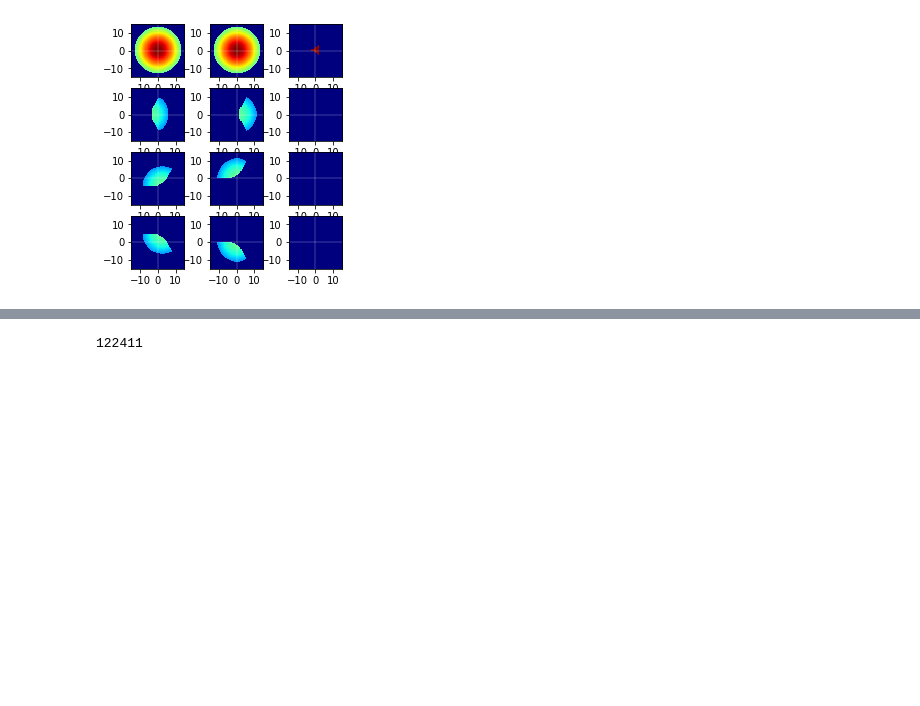
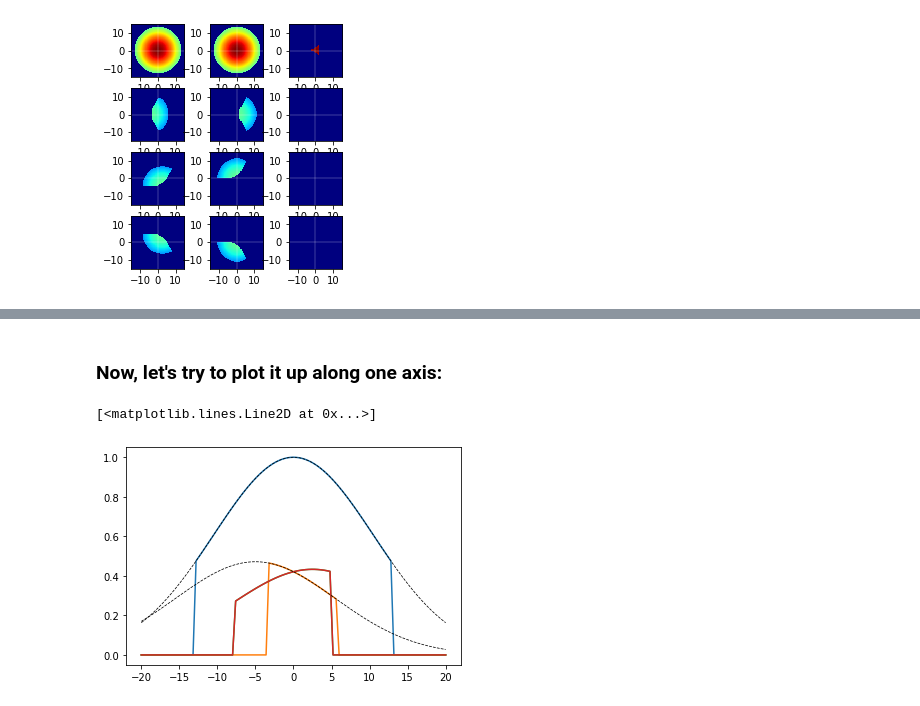
Before and after one commit to JQIamo/pylcp, a Jupyter notebook: examples/basics/gratings/Test Gratings.ipynb, the cells around one changed output, grey strips where cells are left out. Drawn from its saved outputs; the diff is of its cells as text; code cells hidden in the pictures; blank space fills up the shorter version.

Commit message:
Update Test Gratings.ipynb
Adding cross sectional plots and checks for 1/e^2 radius.

SPE

```diff
--- a/examples/basics/gratings/Test Gratings.ipynb
+++ b/examples/basics/gratings/Test Gratings.ipynb
@@ -8,12 +11,14 @@ import cProfile, pstats, io
 # %%
 zchip = 1.0
 nr=3
-testBeams = gratings.maskedGaussianGratingMOTBeams(delta=-1., s=1., nr=nr, thd=np.pi/4,
-                                                   pol=np.array([-1/np.sqrt(2), 1j/np.sqrt(2), 0]),
-                                                   reflected_pol=np.array([np.pi, 0]),
-                                                   reflected_pol_basis='poincare', eta=None, eta0=None,
-                                                   wb=21.0, rs=13.0, center_hole=1.5,
-                                                   outer_radius=11.0, zgrating=zchip, grating_angle=0)
+testBeams = maskedGaussianGratingMOTBeams(
+    delta=-1., s=1., nr=nr, thd=np.pi/4,
+    pol=np.array([-1/np.sqrt(2), 1j/np.sqrt(2), 0]),
+    reflected_pol=np.array([np.pi, 0]),
+    reflected_pol_basis='poincare', eta=None, eta0=None,
+    wb=21.0, rs=13.0, center_hole=1.5,
+    outer_radius=11.0, zgrating=zchip, grating_angle=0
+)
 
 # Trigger numba to compile the beta code:
 testBeams.beam_vector[0].beta()
@@ -34,16 +39,16 @@ for jj, laserBeam in enumerate(testBeams.beam_vector):
         it = np.nditer([X, Y, Z, None])
         Rt=np.array([X, Y, Z])
 
-        pr.enable()
+        """pr.enable()
         for (x, y, z, beta) in it:
             beta[...] = laserBeam.beta(np.array([x, y, z]), 0.)
         pr.disable()
 
-        BETA = it.operands[3]
+        BETA = it.operands[3]"""
 
-        """pr.enable()
+        pr.enable()
         BETA = laserBeam.beta(Rt)
-        pr.disable()"""
+        pr.disable()
 
         plt.subplot(len(testBeams.beam_vector), len(z_tests), jj*len(z_tests)+ii+1)
         plt.imshow(BETA, origin='lower',
@@ -78,7 +92,20 @@ print(s.getvalue())
        12    0.000    0.000    0.000    0.000 {method 'disable' of '_lsprof.Profiler' objects}
-# %%
-91808+30603
-# %% [output]
-122411
+# %% [markdown]
+### Now, let's try to plot it up along one axis:
+# %%
+x = np.linspace(-20, 20, 101)
+y = np.zeros(x.shape)
+z = (zchip - 5.)*np.ones(x.shape)
+
+beta = testBeams.beta( np.array([x, y, z]))
+
+fig, ax = plt.subplots(1, 1)
+ax.plot(x, beta.T)
+ax.plot(x, np.exp(-2*x**2/21**2), 'k--', linewidth=0.75)
+#ax.plot(x, 0.33/np.cos(np.pi/4)*np.exp(-2*(x-5.*np.sin(np.pi/3))**2/21**2), '--')
+ax.plot(x, 1./3./np.cos(np.pi/4)*np.exp(-2*(x+5.)**2/21**2), 'k--', linewidth=0.75)
+# %% [output]
+[<matplotlib.lines.Line2D at 0x...>]
+[figure, added]
 # %%
 nr=3
```
Also changed, not shown: parts of 6 cells of this notebook.
